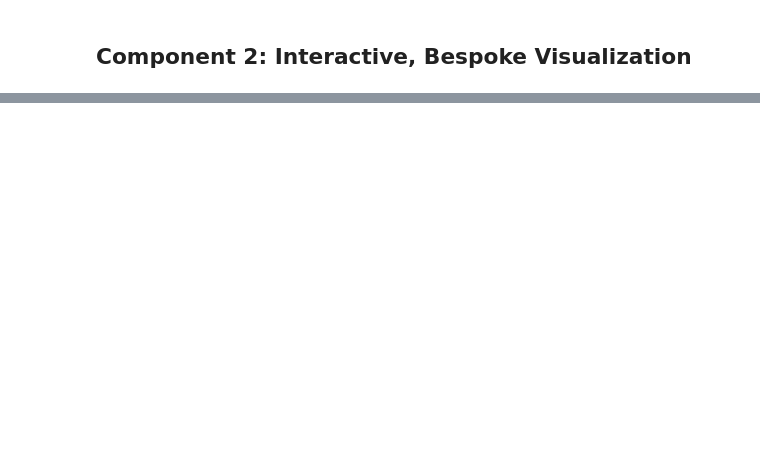
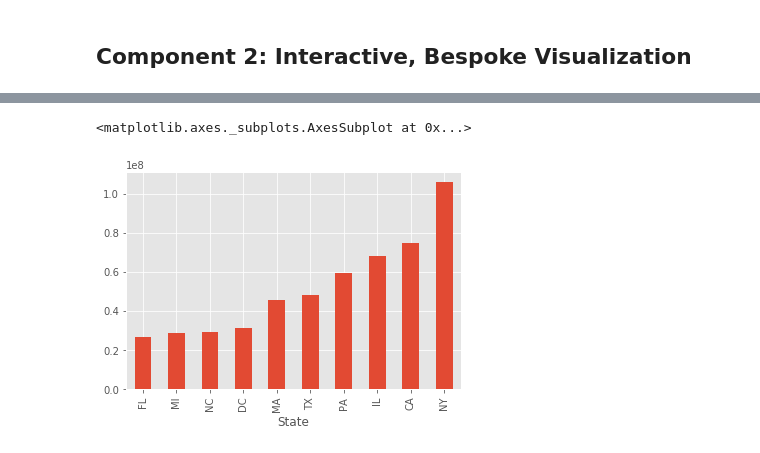
Before and after one commit to UIUC-iSchool-DataViz/project-spring2017, a Jupyter notebook: part2/Component 2 Interactive, Bespoke Visualization.ipynb, the cells around one changed output, grey strips where cells are left out. Drawn from its saved outputs; the diff is of its cells as text; code cells hidden in the pictures; blank space fills up the shorter version.

```diff
--- a/part2/Component 2 Interactive, Bespoke Visualization.ipynb
+++ b/part2/Component 2 Interactive, Bespoke Visualization.ipynb
@@ -98,0 +217,5 @@ pd.isnull(df)
+# %%
+imls.groupby("State").Award_total.sum().sort_values().tail(10).plot(kind='bar')
+# %% [output]
+<matplotlib.axes._subplots.AxesSubplot at 0x...>
+[figure, added]
```
Also changed, not shown: parts of 32 cells of this notebook.
